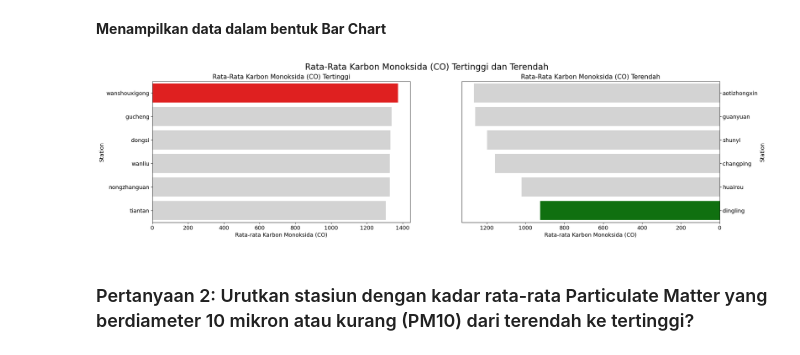
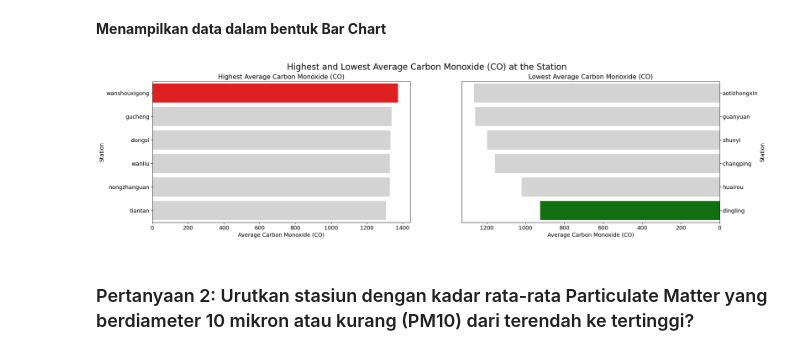
Before and after one commit to iamfeizal/Air-Quality-Visualization-Station, a Jupyter notebook: Air_Quality_Visualization.ipynb, the cells around one changed output. Saved outputs shown, nothing was run; the diff lists cells and outputs as text; code cells hidden in the pictures.

```diff
--- a/Air_Quality_Visualization.ipynb
+++ b/Air_Quality_Visualization.ipynb
@@ -894,30 +894,30 @@ wanshouxigong 1373.618569
 # %%
 fig, ax = plt.subplots(nrows=1, ncols=2, figsize=(24, 6))
 
 colors1 = ["r", "#D3D3D3", "#D3D3D3", "#D3D3D3", "#D3D3D3", "#D3D3D3"]
 colors2 = ["#D3D3D3", "#D3D3D3", "#D3D3D3", "#D3D3D3", "#D3D3D3", "g"]
 
 sns.barplot(x="CO mean", y="station", data=sorted_mean_CO_df.head(6), palette=colors1, ax=ax[0])
 ax[0].set_ylabel("Station", fontsize=13)
-ax[0].set_xlabel("Rata-rata Karbon Monoksida (CO)", fontsize=13)
-ax[0].set_title("Rata-Rata Karbon Monoksida (CO) Tertinggi", fontsize=15)
+ax[0].set_xlabel("Average Carbon Monoxide (CO)", fontsize=13)
+ax[0].set_title("Highest Average Carbon Monoxide (CO)", fontsize=15)
 ax[0].tick_params(axis ='y', labelsize=13)
 ax[0].tick_params(axis ='x', labelsize=13)
 
 sns.barplot(x="CO mean", y="station", data=sorted_mean_CO_df.tail(6), palette=colors2, ax=ax[1])
 ax[1].set_ylabel("Station", fontsize=13)
-ax[1].set_xlabel("Rata-rata Karbon Monoksida (CO)", fontsize=13)
-ax[1].set_title("Rata-Rata Karbon Monoksida (CO) Terendah", fontsize=15)
+ax[1].set_xlabel("Average Carbon Monoxide (CO)", fontsize=13)
+ax[1].set_title("Lowest Average Carbon Monoxide (CO)", fontsize=15)
 ax[1].tick_params(axis ='y', labelsize=13)
 ax[1].tick_params(axis ='x', labelsize=13)
 ax[1].invert_xaxis()
 ax[1].yaxis.set_label_position("right")
 ax[1].yaxis.tick_right()
 
-plt.suptitle("Rata-Rata Karbon Monoksida (CO) Tertinggi dan Terendah", fontsize=20)
+plt.suptitle("Highest and Lowest Average Carbon Monoxide (CO) at the Station", fontsize=20)
 plt.show()
 # %% [output]
-[figure, old version]
+[figure, new version]
 # %% [markdown]
 ### Pertanyaan 2: Urutkan stasiun dengan kadar rata-rata Particulate Matter yang berdiameter 10 mikron atau kurang (PM10) dari terendah ke tertinggi?
 # %% [markdown]
```
Also changed, not shown: parts of 5 cells of this notebook.
